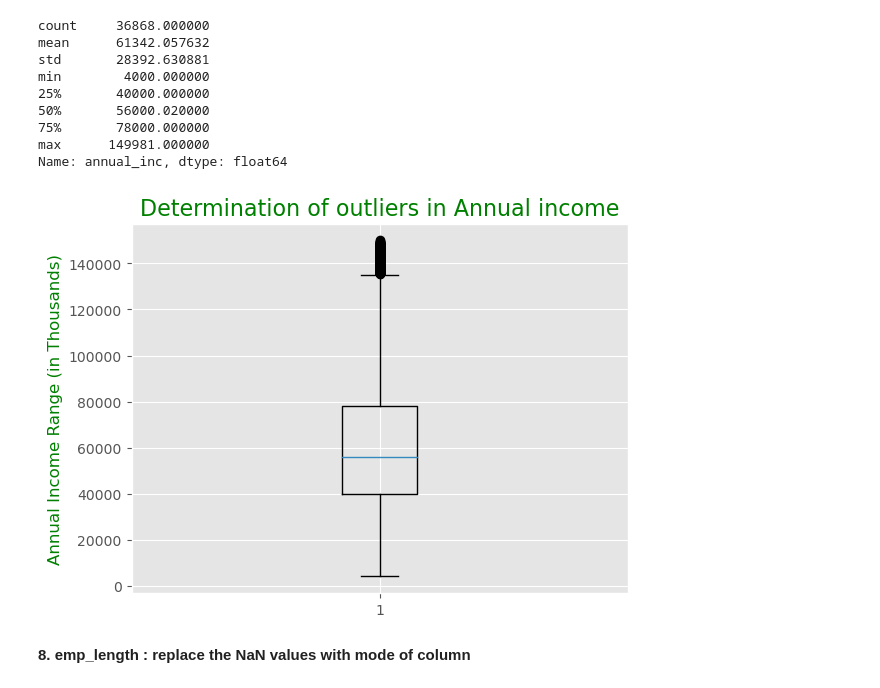
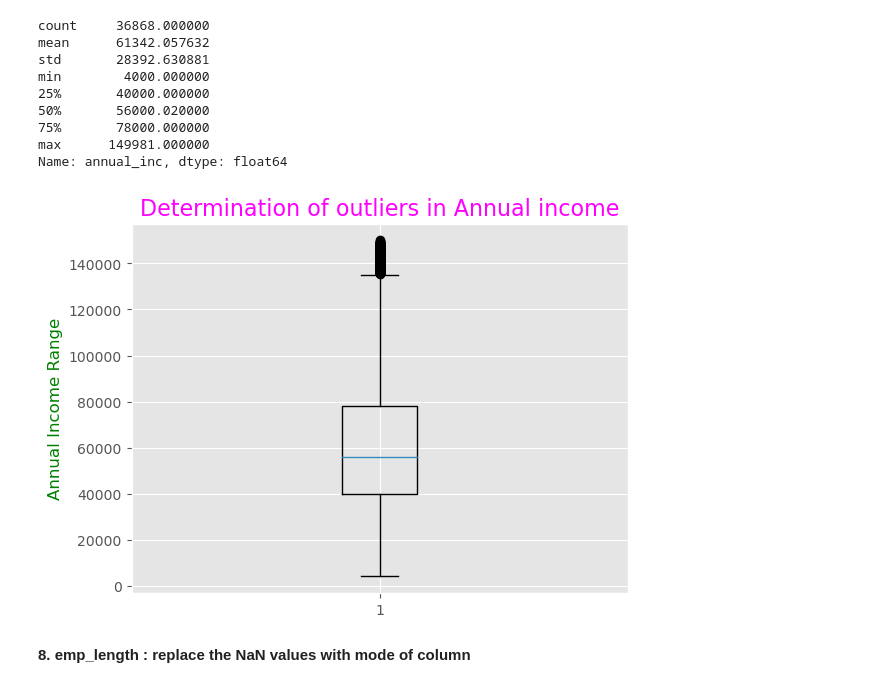
Before and after one commit to shagunp/Lending_CaseStudy, a Jupyter notebook: Andrea_Shagun.ipynb, the cells around one changed output. Cells and saved outputs as stored; diff of their text form; code cells hidden in the pictures.

```diff
--- a/Andrea_Shagun.ipynb
+++ b/Andrea_Shagun.ipynb
@@ -519,12 +519,12 @@ max      149981.000000
 Name: annual_inc, dtype: float64
 # %%
 #plot the boxplot again
-plt.title('Determination of outliers in Annual income',fontdict={'fontsize':16,'fontweight':5,'color':'Green'})
-plt.ylabel("Annual Income Range (in Thousands)", fontdict={'fontsize':12,'fontweight':5,'color':'Green'})
+plt.title('Determination of outliers in Annual income',fontdict={'fontsize':16,'fontweight':5,'color':'Magenta'})
+plt.ylabel("Annual Income Range", fontdict={'fontsize':12,'fontweight':5,'color':'Green'})
 plt.boxplot(inp4['annual_inc'])
 plt.show()
 # %% [output]
-[figure, old version]
+[figure, new version]
 # %% [markdown]
 **8. emp_length : replace the NaN values with mode of column**
 # %%
```
Also changed, not shown: parts of 19 cells of this notebook.
